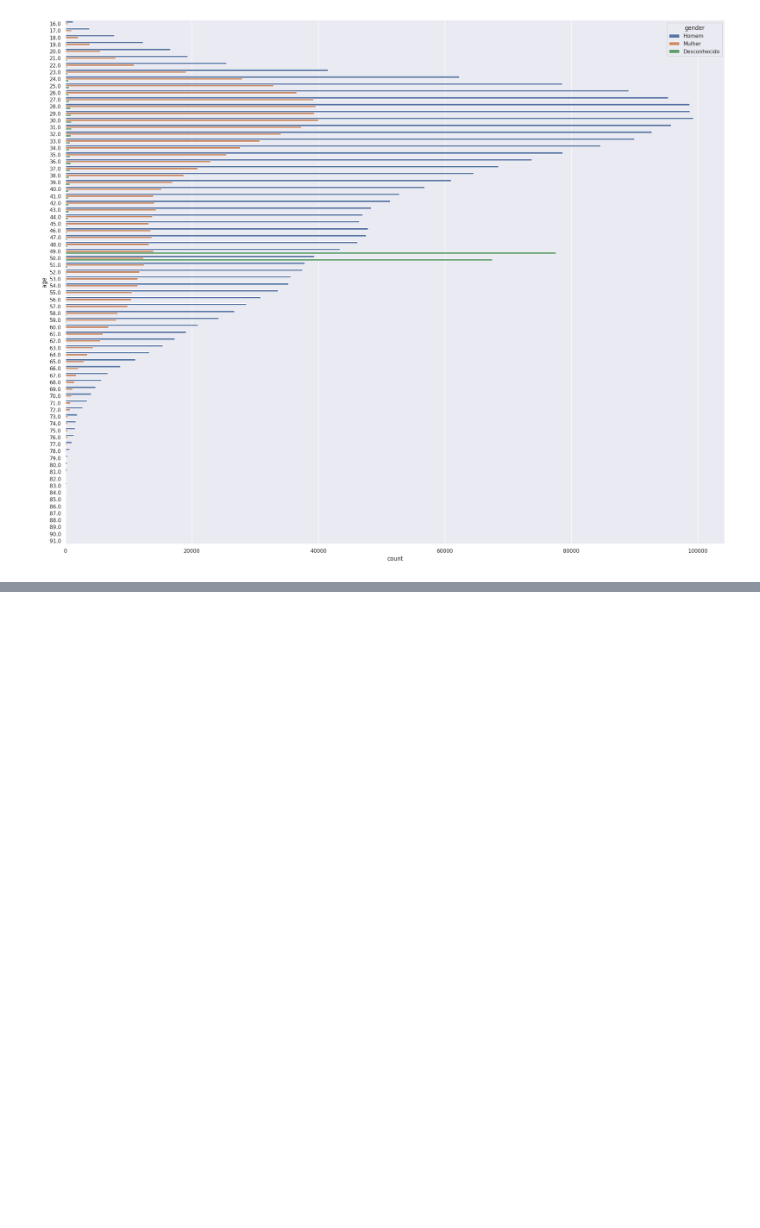
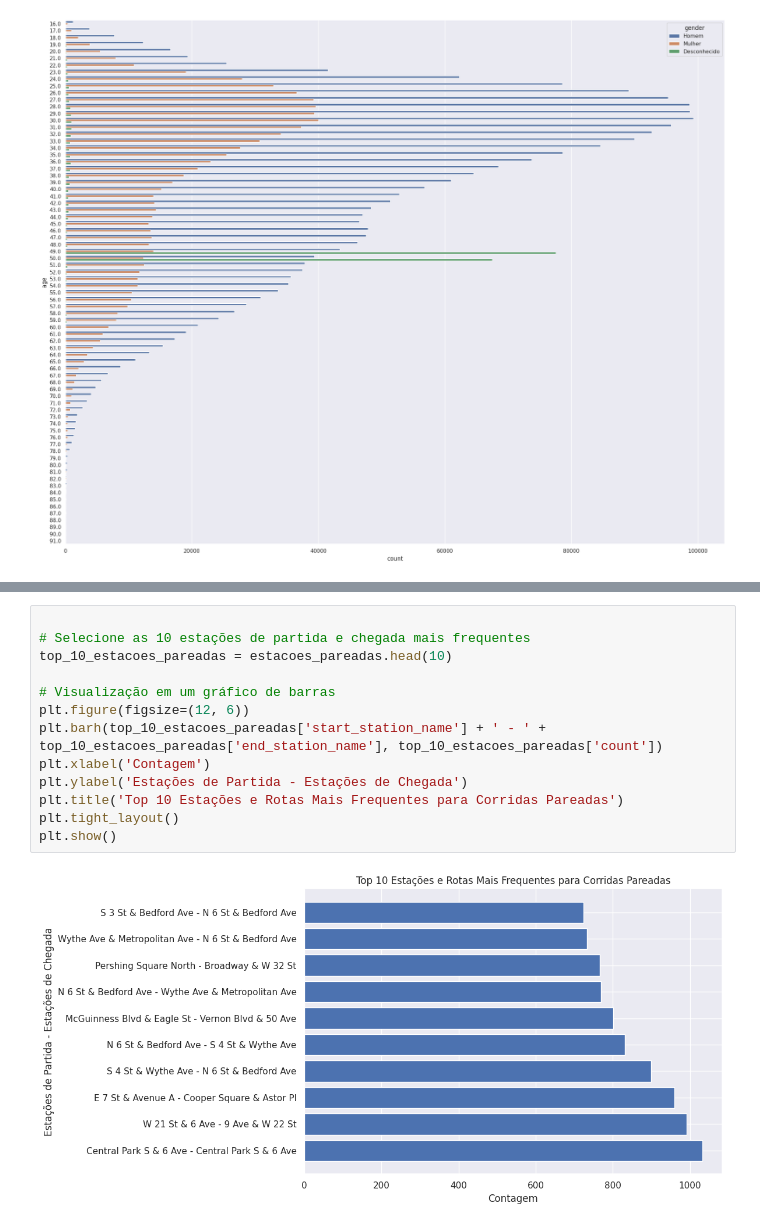
Before and after one commit to luiz-phy/Projeto-Citi-Bike, a Jupyter notebook: Projeto_Citi_Bike_ajustado.ipynb, the cells around one changed output, grey strips where cells are left out. Drawn from its saved outputs; the diff is of its cells as text; blank space fills up the shorter version.

```diff
--- a/Projeto_Citi_Bike_ajustado.ipynb
+++ b/Projeto_Citi_Bike_ajustado.ipynb
@@ -796,0 +848,15 @@ colcoar o gráfico acima em ordem da idade
+# %%
+
+# Selecione as 10 estações de partida e chegada mais frequentes
+top_10_estacoes_pareadas = estacoes_pareadas.head(10)
+
+# Visualização em um gráfico de barras
+plt.figure(figsize=(12, 6))
+plt.barh(top_10_estacoes_pareadas['start_station_name'] + ' - ' + top_10_estacoes_pareadas['end_station_name'], top_10_estacoes_pareadas['count'])
+plt.xlabel('Contagem')
+plt.ylabel('Estações de Partida - Estações de Chegada')
+plt.title('Top 10 Estações e Rotas Mais Frequentes para Corridas Pareadas')
+plt.tight_layout()
+plt.show()
+# %% [output]
+[figure, added]
```
Also changed, not shown: parts of 3 cells of this notebook.
